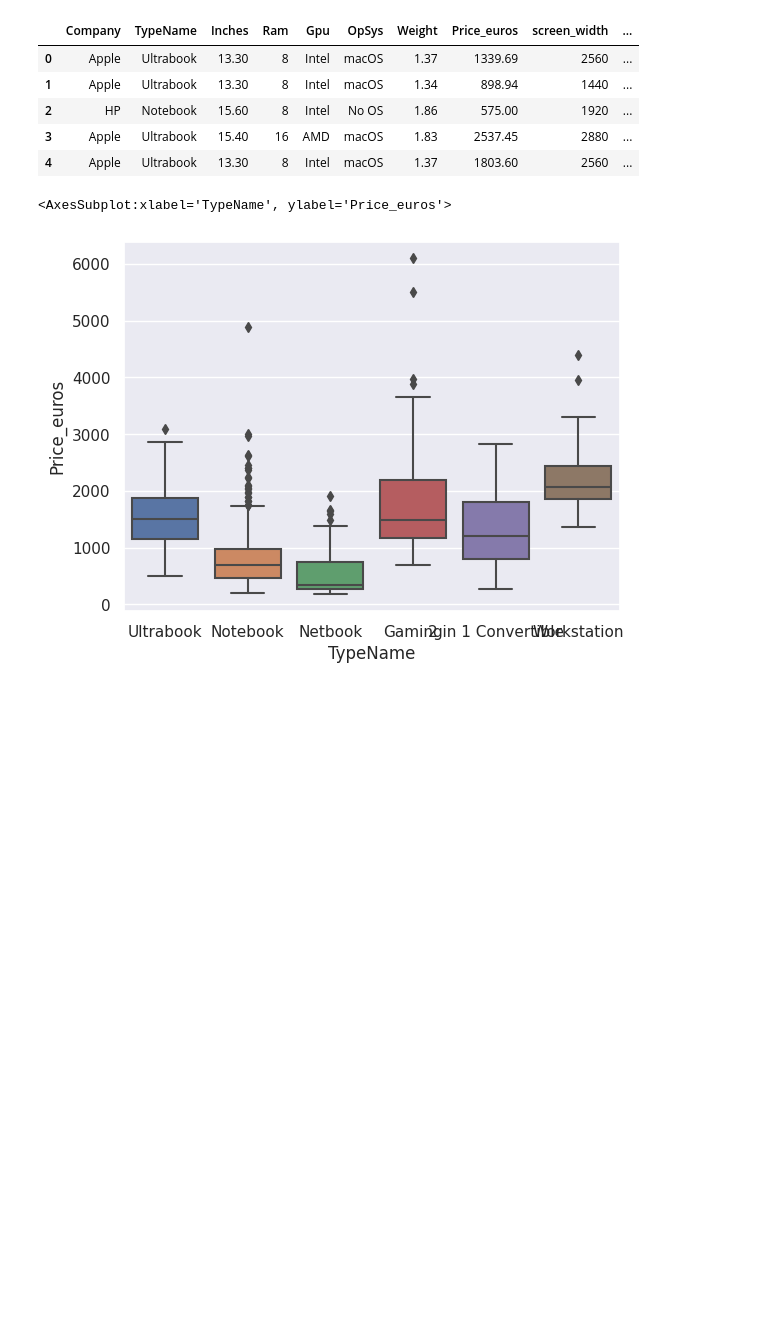
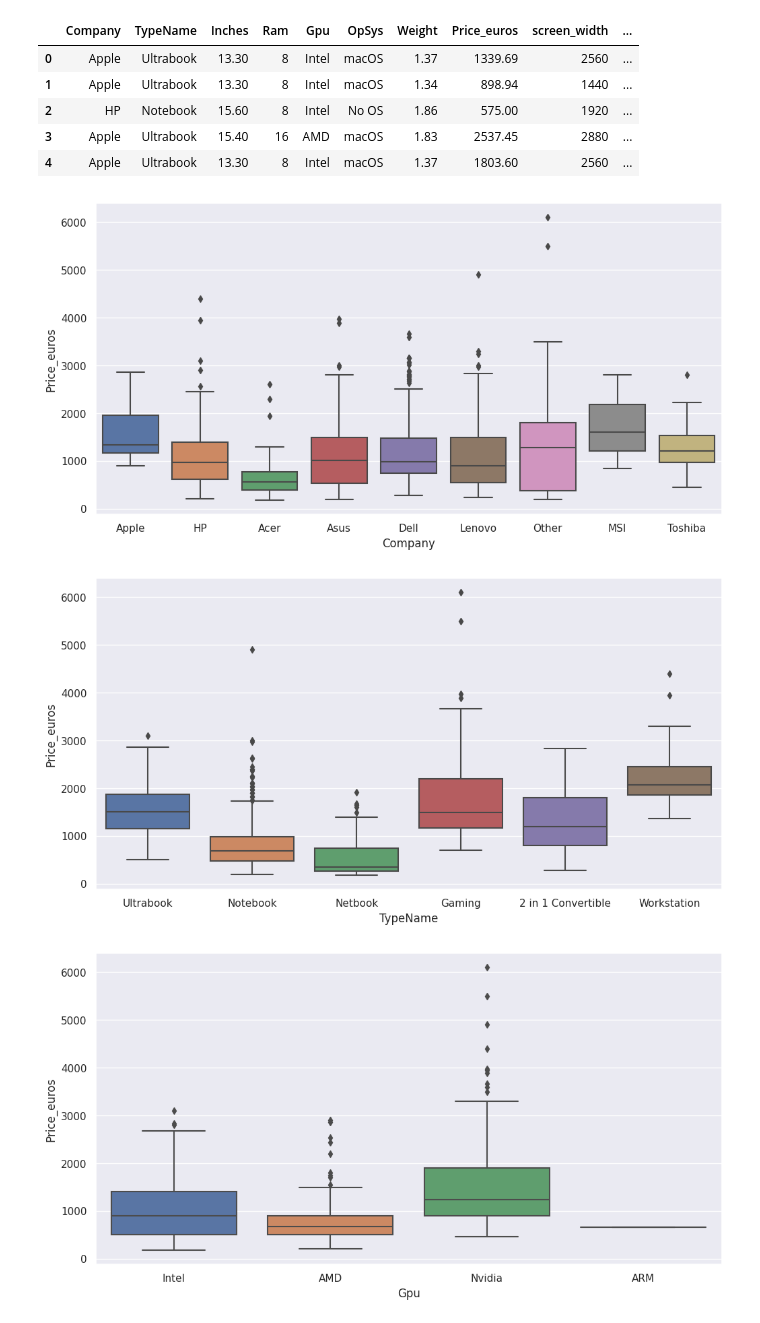
Before and after one commit to AleexSilva/laptop_price_prediction, a Jupyter notebook: Laptop-EDA.ipynb, the cells around one changed output. Saved outputs shown, nothing was run; the diff lists cells and outputs as text; code cells hidden in the pictures; blank space fills up the shorter version.

```diff
--- a/Laptop-EDA.ipynb
+++ b/Laptop-EDA.ipynb
@@ -284,13 +284,19 @@ laptop.head()
 | 2 | HP | Notebook | 15.60 | 8 | Intel | No OS | 1.86 | 575.00 | 1920 | ... |
 | 3 | Apple | Ultrabook | 15.40 | 16 | AMD | macOS | 1.83 | 2537.45 | 2880 | ... |
 | 4 | Apple | Ultrabook | 13.30 | 8 | Intel | macOS | 1.37 | 1803.60 | 2560 | ... |
-# %%
-plt.subplot()
-sns.boxplot(
-    data=laptop,
-    x='TypeName',
-    y='Price_euros'
-)
-# %% [output]
-<AxesSubplot:xlabel='TypeName', ylabel='Price_euros'>
-[figure, removed]
+# %%
+def boxplot(df,num_column):
+    categories = df.select_dtypes(include='object')
+    for category in categories:
+        plt.figure(figsize=(12,6))
+        sns.boxplot(
+            data=laptop,
+            x=category,
+            y=num_column
+        )
+# %%
+boxplot(df=laptop,num_column='Price_euros')
+# %% [output]
+[figure, added]
+[figure, added]
+[figure, added]
```
Also changed, not shown: parts of 2 cells of this notebook.
